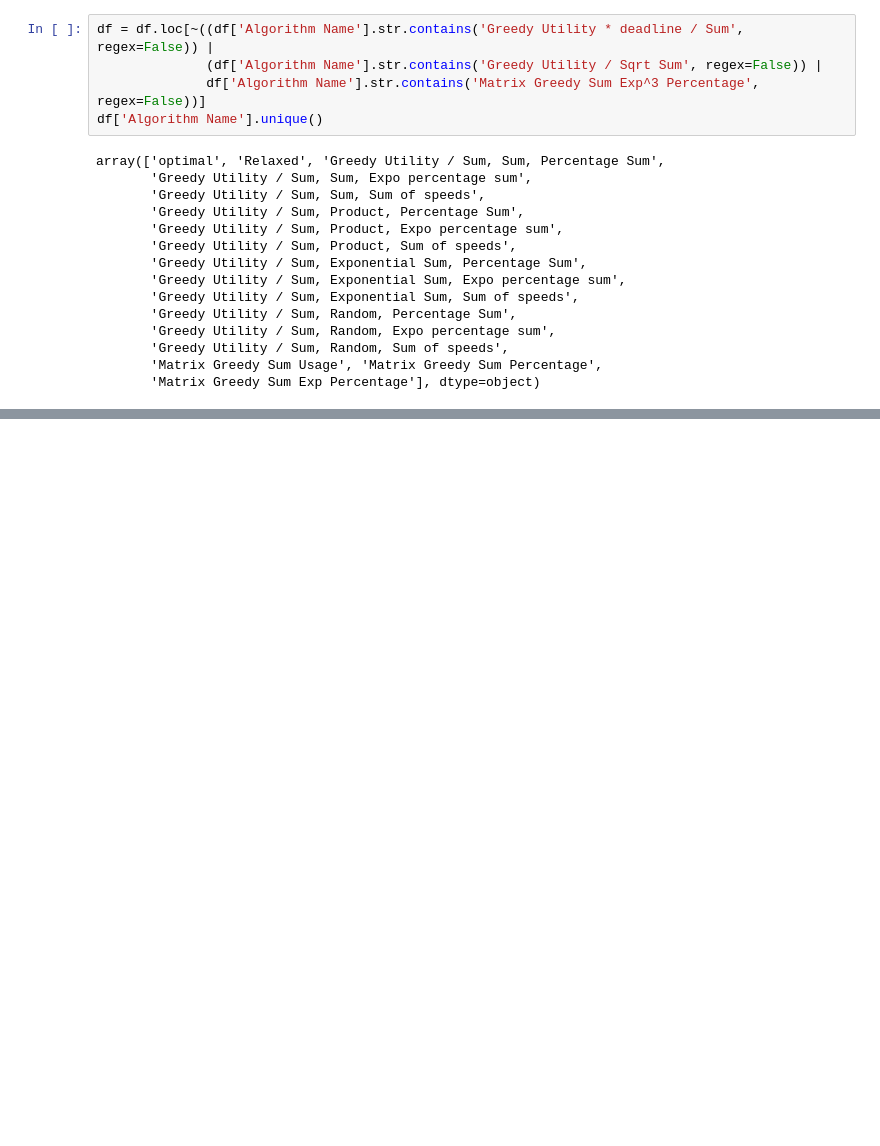
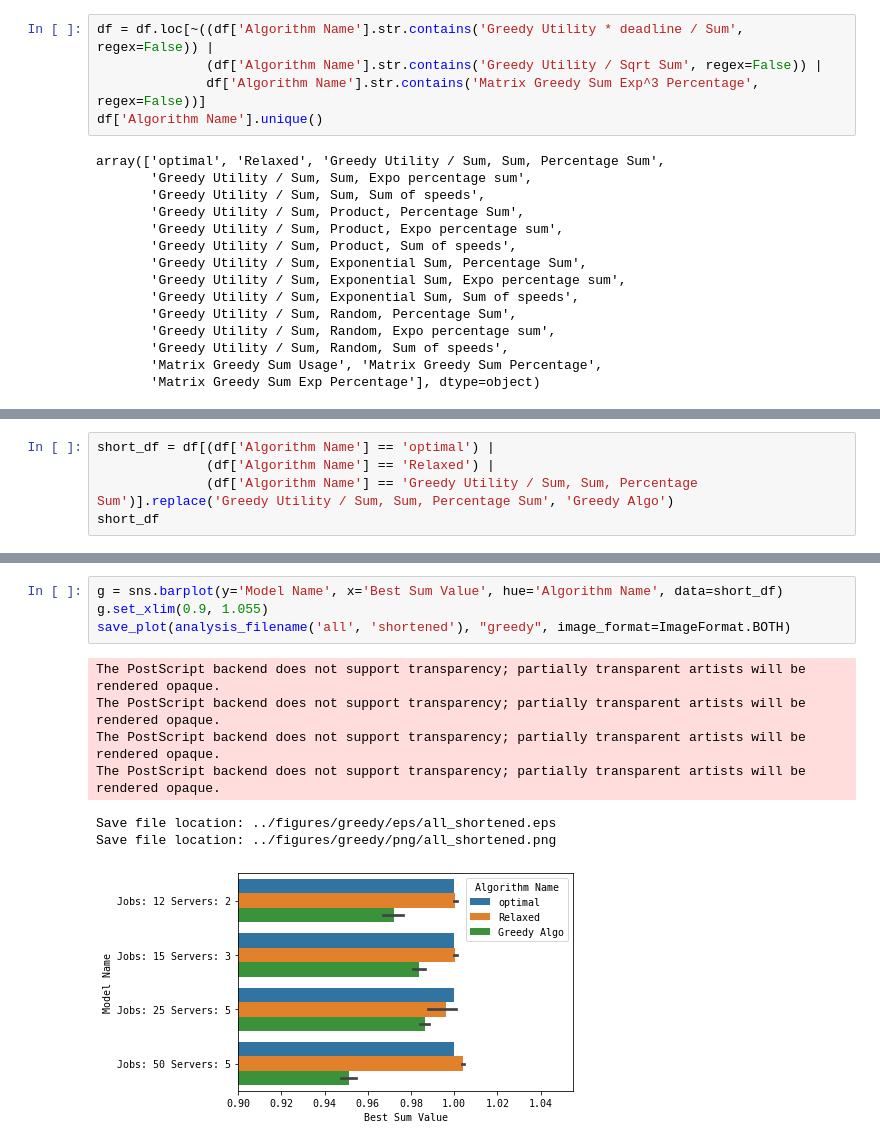
Before and after one commit to pseudo-rnd-thoughts/Elastic-Resource-Allocation, a Jupyter notebook: testing/analysis/greedy_analysis.ipynb, the cells around one changed output, grey strips where cells are left out. Drawn from its saved outputs; the diff is of its cells as text; blank space fills up the shorter version.

```diff
--- a/testing/analysis/greedy_analysis.ipynb
+++ b/testing/analysis/greedy_analysis.ipynb
@@ -110,0 +128,5 @@ g
+# %%
+short_df = df[(df['Algorithm Name'] == 'optimal') |
+              (df['Algorithm Name'] == 'Relaxed') |
+              (df['Algorithm Name'] == 'Greedy Utility / Sum, Sum, Percentage Sum')].replace('Greedy Utility / Sum, Sum, Percentage Sum', 'Greedy Algo')
+short_df
@@ -110,0 +147,12 @@ g
+# %%
+g = sns.barplot(y='Model Name', x='Best Sum Value', hue='Algorithm Name', data=short_df)
+g.set_xlim(0.9, 1.055)
+save_plot(analysis_filename('all', 'shortened'), "greedy", image_format=ImageFormat.BOTH)
+# %% [output]
+The PostScript backend does not support transparency; partially transparent artists will be rendered opaque.
+The PostScript backend does not support transparency; partially transparent artists will be rendered opaque.
+The PostScript backend does not support transparency; partially transparent artists will be rendered opaque.
+The PostScript backend does not support transparency; partially transparent artists will be rendered opaque.
+Save file location: ../figures/greedy/eps/all_shortened.eps
+Save file location: ../figures/greedy/png/all_shortened.png
+[figure, added]
```
Also changed, not shown: parts of 4 cells of this notebook, 3 other files.
